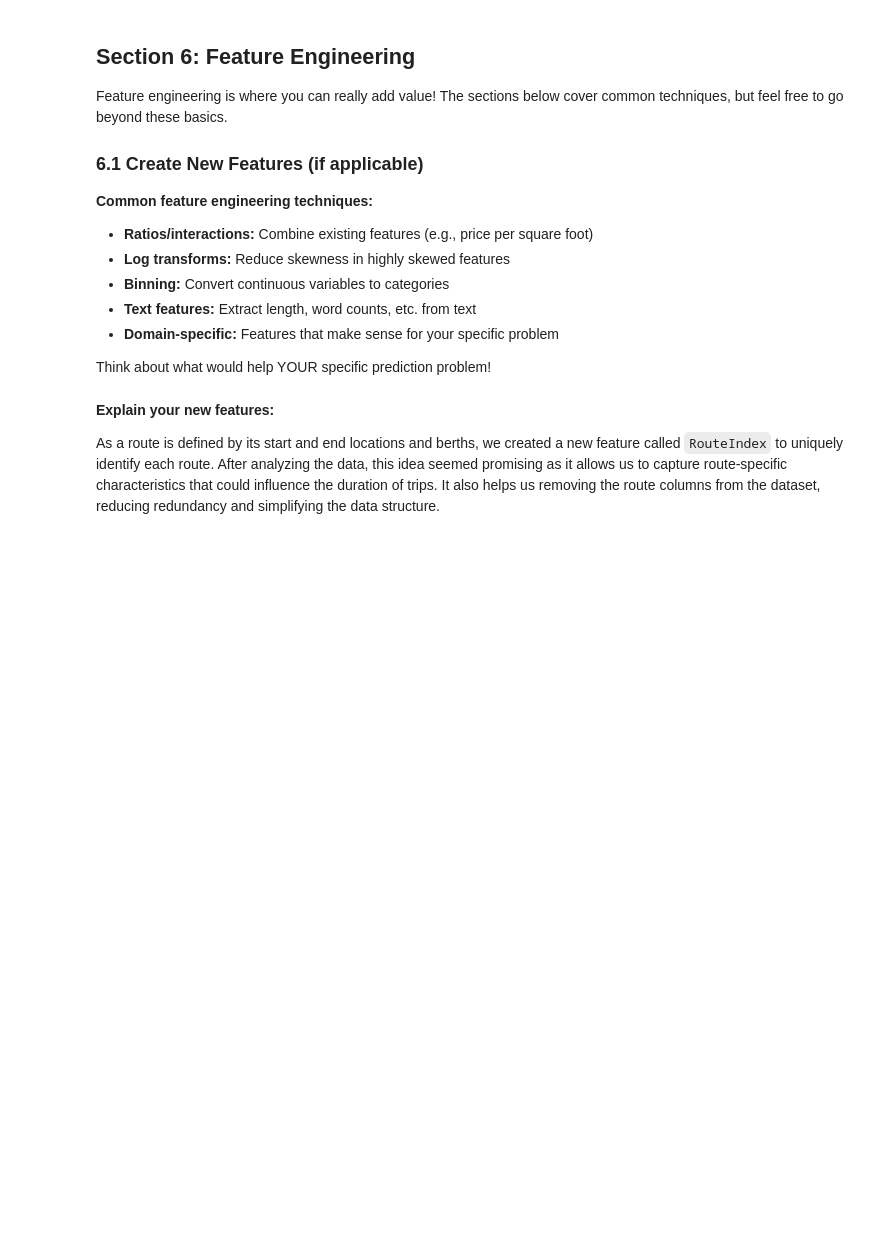
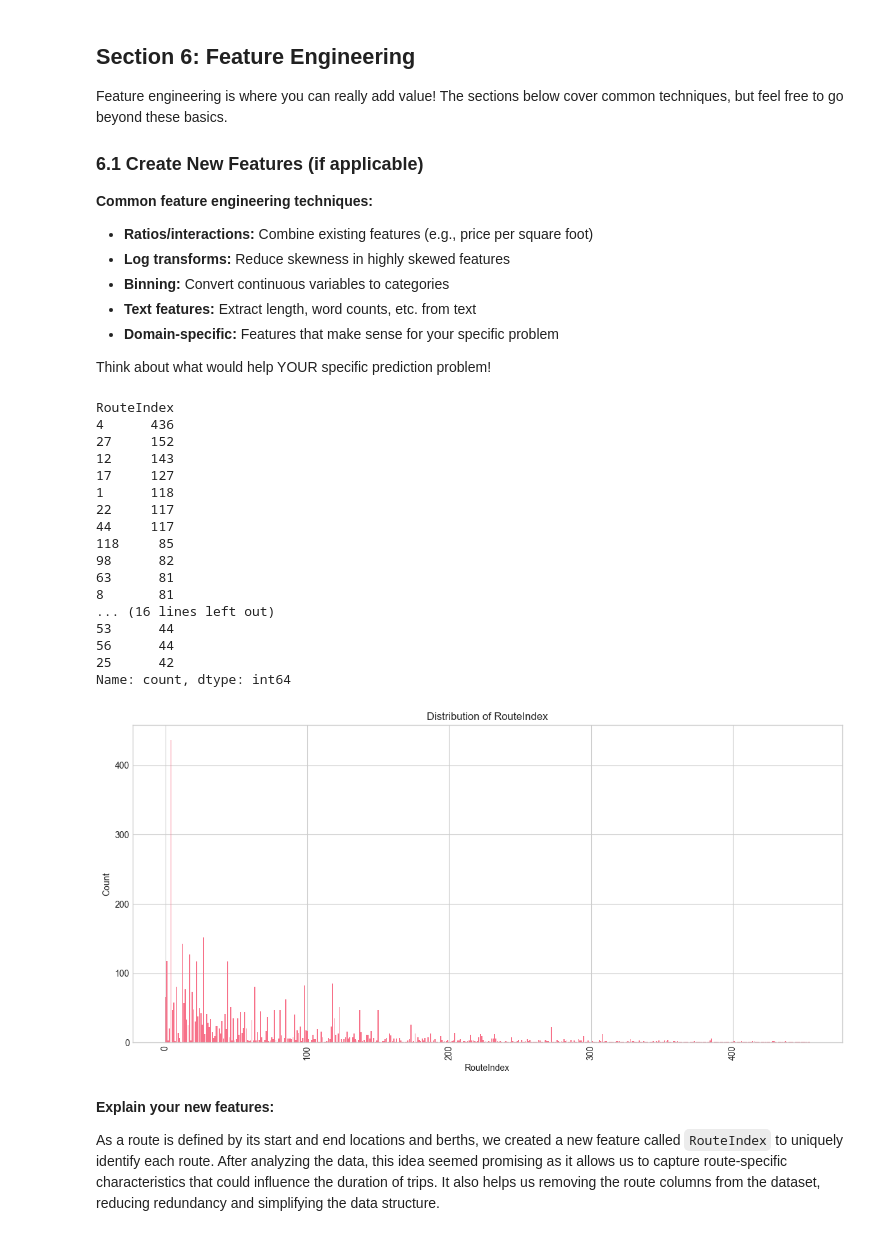
Before and after one commit to fsa-aiml-2511/individual-capstone-ericklanford, a Jupyter notebook: notebooks/01_problem_statement_and_eda.ipynb, the cells around one changed output. Saved outputs shown, nothing was run; the diff lists cells and outputs as text; code cells hidden in the pictures; blank space fills up the shorter version.

```diff
--- a/notebooks/01_problem_statement_and_eda.ipynb
+++ b/notebooks/01_problem_statement_and_eda.ipynb
@@ -1182,6 +1200,39 @@ df_clean = df_clean.merge(
 # drop columns that are no longer needed
 columns_to_drop = ['StartLocationREF','EndLocationREF','StartBerthREF','EndBerthREF']
 df_clean = df_clean.drop(columns=columns_to_drop)
+# %%
+route_index_counts = df_clean['RouteIndex'].value_counts()
+
+print(route_index_counts.head(30))
+
+# show a bar chart of route_index_counts
+plt.figure(figsize=(12, 6))
+plt.bar(route_index_counts.index, route_index_counts.values)
+plt.xlabel('RouteIndex')
+plt.ylabel('Count')
+plt.title('Distribution of RouteIndex')
+plt.xticks(rotation=90)
+plt.tight_layout()
+plt.show()
+# %% [output]
+RouteIndex
+4      436
+27     152
+12     143
+17     127
+1      118
+22     117
+44     117
+118     85
+98      82
+63      81
+8       81
+... (16 lines left out)
+53      44
+56      44
+25      42
+Name: count, dtype: int64
+[figure, added]
 # %% [markdown]
 **Explain your new features:**
 
```
Also changed, not shown: parts of 22 cells of this notebook, 5 other files.
